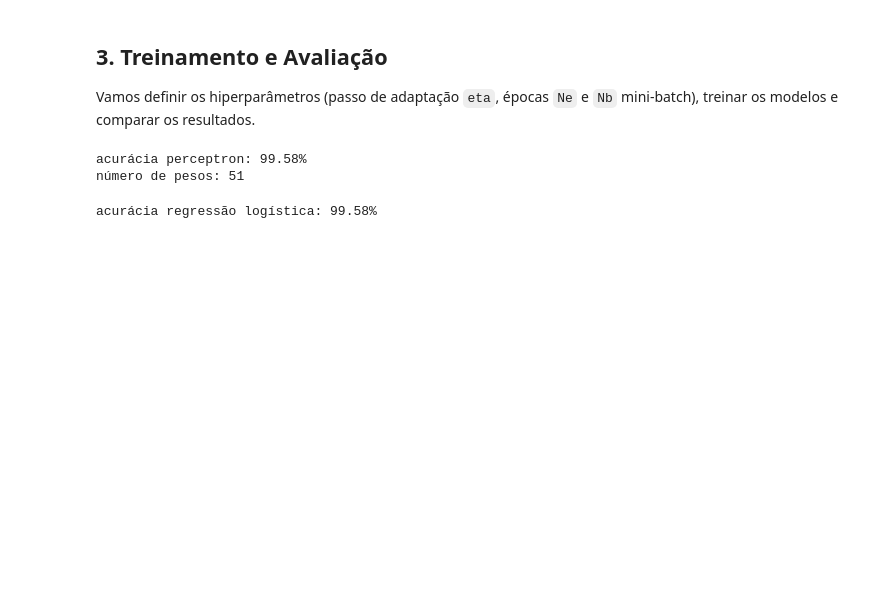
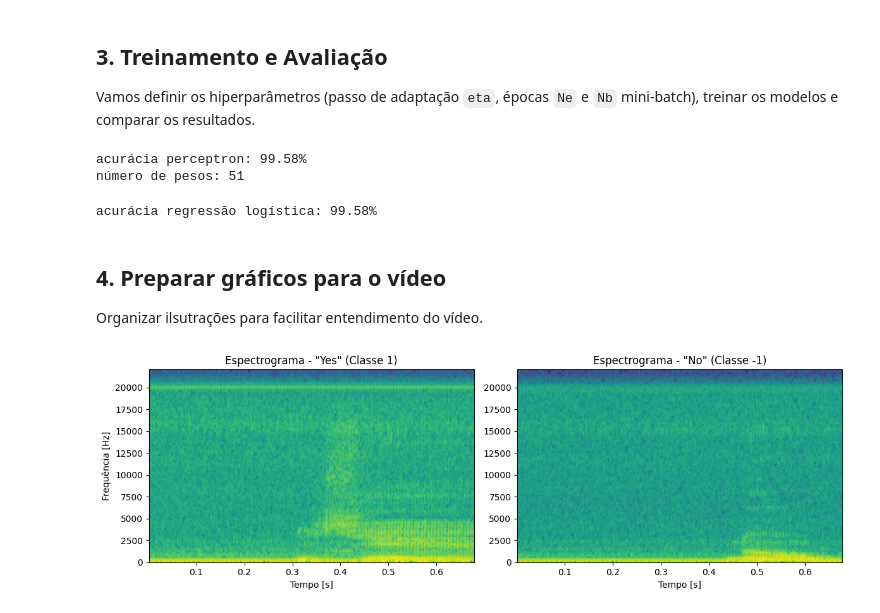
Before and after one commit to mogab12/Sistemas-Inteligentes, a Jupyter notebook: ex_entrega_2_phono/ex_entrega_2_phono.ipynb, the cells around one changed output. Drawn from its saved outputs; the diff is of its cells as text; code cells hidden in the pictures; blank space fills up the shorter version.

```diff
--- a/ex_entrega_2_phono/ex_entrega_2_phono.ipynb
+++ b/ex_entrega_2_phono/ex_entrega_2_phono.ipynb
@@ -372,3 +372,29 @@ acc_teste_rl = calcular_acuracia(y_teste, y_pred_teste_rl)
 print(f"acurácia regressão logística: {acc_teste_rl*100:.2f}%")
 # %% [output]
 acurácia regressão logística: 99.58%
+# %% [markdown]
+## 4. Preparar gráficos para o vídeo
+Organizar ilsutrações para facilitar entendimento do vídeo.
+# %%
+# os dados originais
+# encontrar o primeiro áudio 'yes' e o primeiro 'no'
+idx_yes = np.where(Y == 1)[0][0]
+idx_no = np.where(Y == -1)[0][0]
+
+fig, (ax1, ax2) = plt.subplots(1, 2, figsize=(12, 4))
+
+# plotando o espectrograma do 'yes'
+Pxx1, freqs1, bins1, im1 = ax1.specgram(X[idx_yes], Fs=fs, NFFT=256, noverlap=128, cmap='viridis')
+ax1.set_title('Espectrograma - "Yes" (Classe 1)')
+ax1.set_ylabel('Frequência [Hz]')
+ax1.set_xlabel('Tempo [s]')
+
+# plotando o espectrograma do 'no'
+Pxx2, freqs2, bins2, im2 = ax2.specgram(X[idx_no], Fs=fs, NFFT=256, noverlap=128, cmap='viridis')
+ax2.set_title('Espectrograma - "No" (Classe -1)')
+ax2.set_xlabel('Tempo [s]')
+
+plt.tight_layout()
+plt.show()
+# %% [output]
+[figure, added]
```
Also changed, not shown: parts of 4 cells of this notebook.
